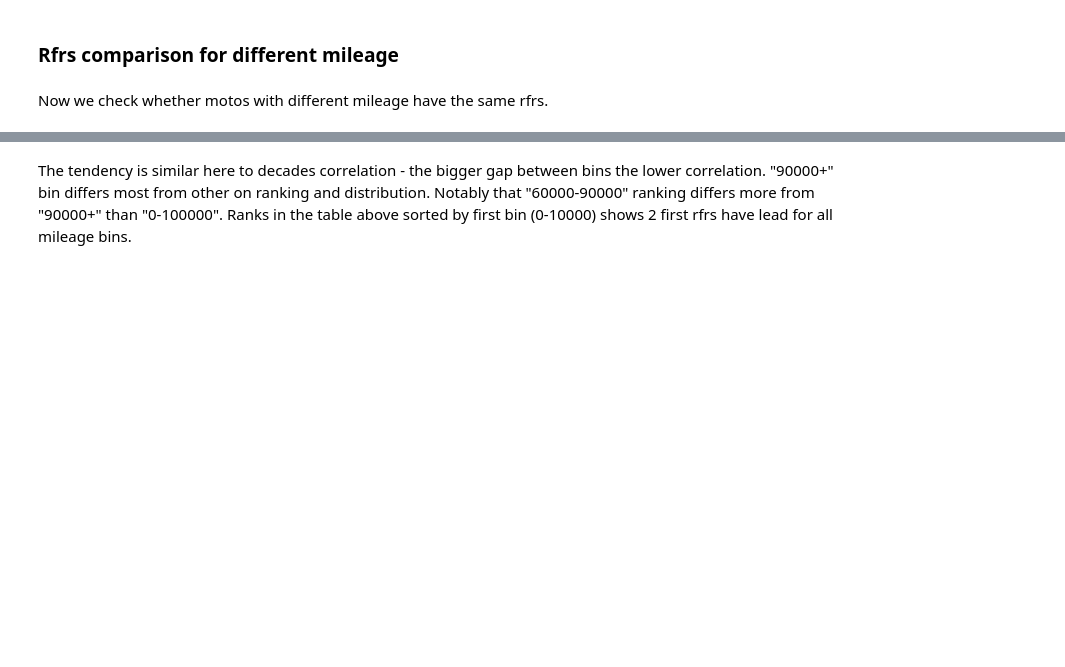
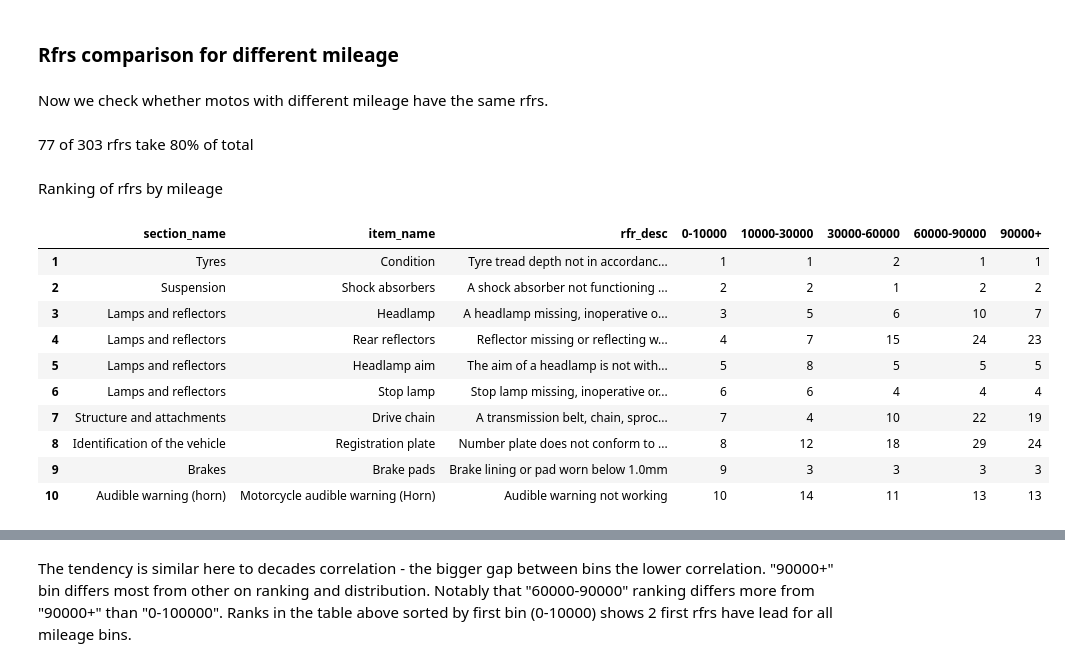
Before and after one commit to sttseitlin/MOT-test-for-motorcycles, a Jupyter notebook: moto.ipynb, the cells around one changed output, grey strips where cells are left out. Cells and saved outputs as stored; diff of their text form; code cells hidden in the pictures; blank space fills up the shorter version.

```diff
--- a/moto.ipynb
+++ b/moto.ipynb
@@ -3453,3 +3787,41 @@ with pd.option_context('display.max_colwidth', None):
+# %%
+rfr_comp_by_mileage_pivot = (
+    rfr_comp_by_mileage.pivot(
+        index=[
+            'section_name',
+            'item_name',
+            'rfr_desc'
+        ],
+        columns='test_mileage',
+        values='size'
+    )
+    .sort_values(by='0-10000', ascending=False)
+    .fillna(0)
+    .reset_index()
+)
+rfr_comp_by_mileage_pivot.columns.name = None
+
+rfr_comp_by_mileage_pivot_filt = filter_below_threshold(rfr_comp_by_mileage_pivot, 0.9)
+rfr_comp_by_mileage_pivot_filt.index = rfr_comp_by_mileage_pivot_filt.index + 1
+rfr_comp_by_mileage_pivot_ranked = rank_cols(rfr_comp_by_mileage_pivot_filt)
+with pd.option_context('display.max_colwidth', None):
+    display(Markdown(f"{rfr_comp_by_mileage_pivot_ranked.shape[0]} of 303 rfrs take 80% of total"))
+    display(Markdown("Ranking of rfrs by mileage"))
+    display(rfr_comp_by_mileage_pivot_ranked.head(10))
+# %% [output]
+77 of 303 rfrs take 80% of total
+Ranking of rfrs by mileage
+|  | section_name | item_name | rfr_desc | 0-10000 | 10000-30000 | 30000-60000 | 60000-90000 | 90000+ |
+| 1 | Tyres | Condition | Tyre tread depth not in accordanc... | 1 | 1 | 2 | 1 | 1 |
+| 2 | Suspension | Shock absorbers | A shock absorber not functioning ... | 2 | 2 | 1 | 2 | 2 |
+| 3 | Lamps and reflectors | Headlamp | A headlamp missing, inoperative o... | 3 | 5 | 6 | 10 | 7 |
+| 4 | Lamps and reflectors | Rear reflectors | Reflector missing or reflecting w... | 4 | 7 | 15 | 24 | 23 |
+| 5 | Lamps and reflectors | Headlamp aim | The aim of a headlamp is not with... | 5 | 8 | 5 | 5 | 5 |
+| 6 | Lamps and reflectors | Stop lamp | Stop lamp missing, inoperative or... | 6 | 6 | 4 | 4 | 4 |
+| 7 | Structure and attachments | Drive chain | A transmission belt, chain, sproc... | 7 | 4 | 10 | 22 | 19 |
+| 8 | Identification of the vehicle | Registration plate | Number plate does not conform to ... | 8 | 12 | 18 | 29 | 24 |
+| 9 | Brakes | Brake pads | Brake lining or pad worn below 1.0mm | 9 | 3 | 3 | 3 | 3 |
+| 10 | Audible warning (horn) | Motorcycle audible warning (Horn) | Audible warning not working | 10 | 14 | 11 | 13 | 13 |
 # %%
 js_dist_matrix = js_distance(rfr_comp_by_mileage_pivot)
 spearman_matrix = rfr_comp_by_mileage_pivot.corr(method='spearman', numeric_only=True)
```
Also changed, not shown: parts of 48 cells of this notebook.
